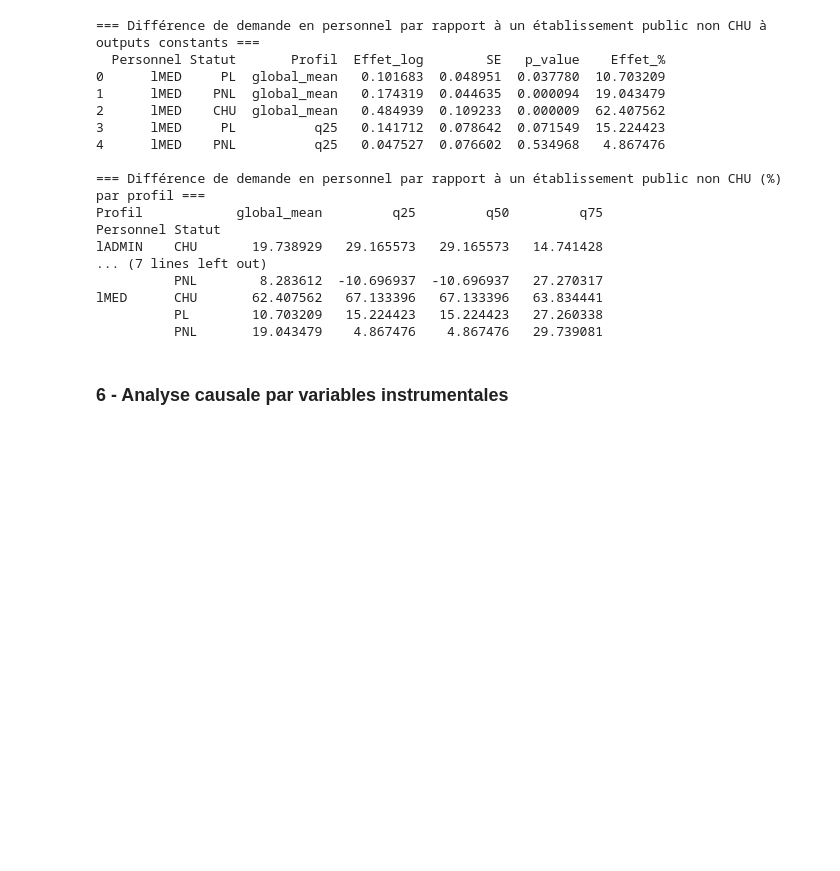
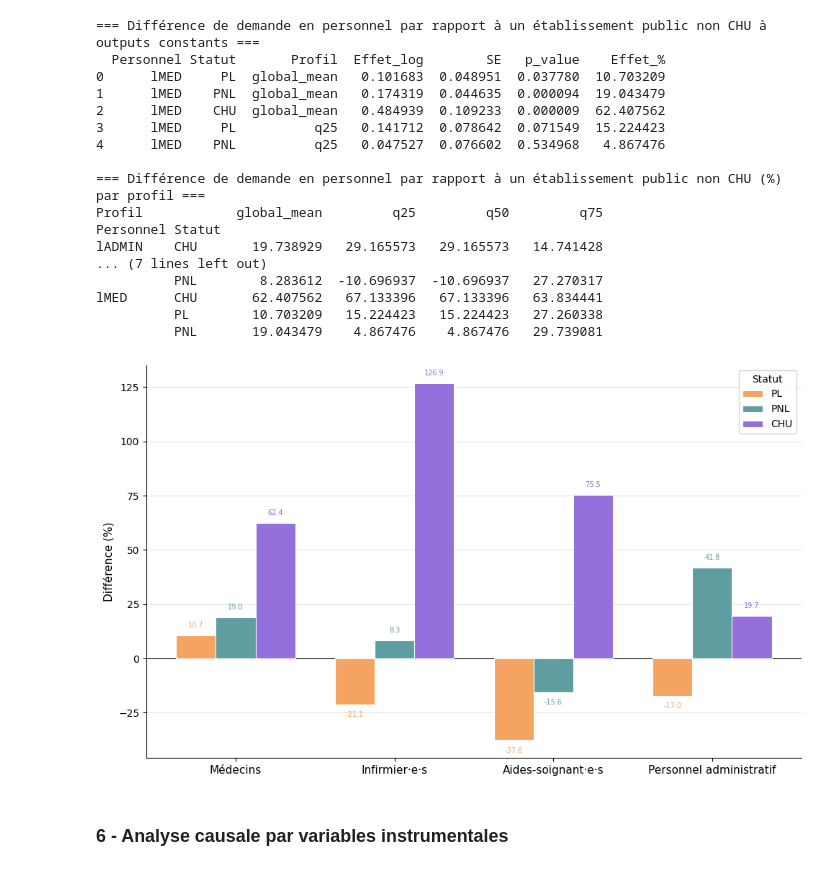
Before and after one commit to Alexandre484/StatApp, a Jupyter notebook: demande_conditionnelle.ipynb, the cells around one changed output. Saved outputs shown, nothing was run; the diff lists cells and outputs as text; code cells hidden in the pictures; blank space fills up the shorter version.

Commit message:
graphique note de synthèse

```diff
--- a/demande_conditionnelle.ipynb
+++ b/demande_conditionnelle.ipynb
@@ -981,6 +981,62 @@ lADMIN    CHU       19.738929   29.165573   29.165573   14.741428
 lMED      CHU       62.407562   67.133396   67.133396   63.834441
           PL        10.703209   15.224423   15.224423   27.260338
           PNL       19.043479    4.867476    4.867476   29.739081
+# %%
+df = effects_df.copy()
+
+profils = df['Personnel'].unique()   # ['lADMIN', 'lAID', 'lIDE', 'lMED']
+statuts = df['Statut'].unique()      # ['CHU', 'PL', 'PNL']
+
+colors = {
+    'CHU': 'mediumpurple',
+    'PL':  'sandybrown',
+    'PNL': 'cadetblue',
+}
+
+labels_propres = {
+    'lADMIN': 'Personnel administratif',
+    'lAID':   'Aides-soignant·e·s',
+    'lIDE':   'Infirmier·e·s',
+    'lMED':   'Médecins',
+}
+
+x = np.arange(len(profils))
+width = 0.25
+
+fig, ax = plt.subplots(figsize=(10, 6))
+
+for i, statut in enumerate(statuts):
+    offset = (i - 1) * width
+    values = [
+        df.loc[(df['Personnel'] == p) & (df['Statut'] == statut), 'Effet_%'].values[0]
+        for p in profils
+    ]
+    bars = ax.bar(x + offset, values, width,
+           label=statut, color=colors[statut],
+           edgecolor='white', linewidth=0.8, zorder=3)
+
+    for bar, val in zip(bars, values):
+        ax.text(
+            bar.get_x() + bar.get_width() / 2,  # centré horizontalement
+            bar.get_height() + (3 if val >= 0 else -3),  # au-dessus ou en-dessous selon le signe
+            f'{val:.1f}',
+            ha='center', va='bottom' if val >= 0 else 'top',
+            fontsize=7, color=colors[statut]
+        )
+
+ax.axhline(0, color='black', linewidth=0.8)
+ax.set_xticks(x)
+ax.set_xticklabels([labels_propres[p] for p in profils], fontsize=11)
+ax.set_ylabel('Différence (%)', fontsize=11)
+
+ax.legend(title='Statut', frameon=True, fontsize=10)
+ax.grid(axis='y', color='#e0e0e0', linewidth=0.7, zorder=0)
+ax.spines[['top', 'right']].set_visible(False)
+
+plt.tight_layout()
+plt.show()
+# %% [output]
+[figure, added]
 # %% [markdown]
 ### 6 - Analyse causale par variables instrumentales
 # %% [markdown]
```
Also changed, not shown: parts of 10 cells of this notebook, 1 other file.
